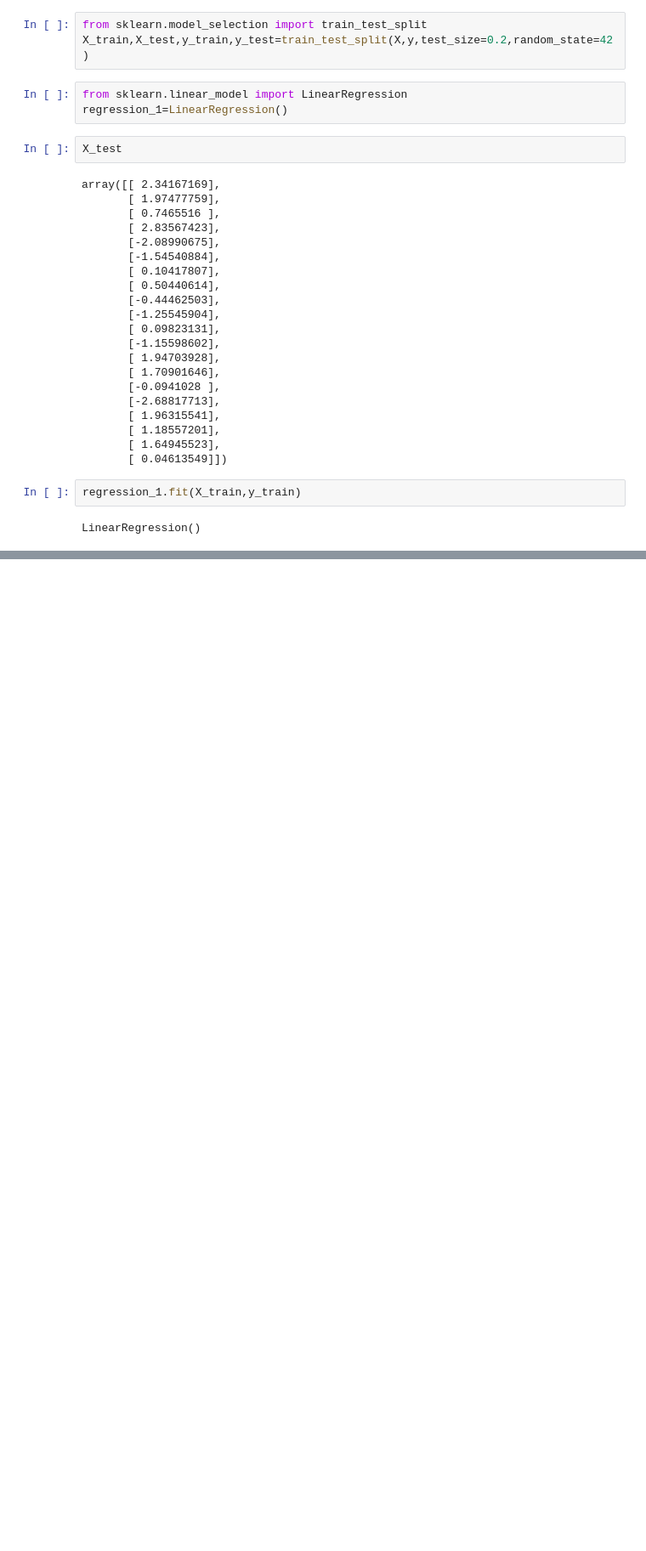
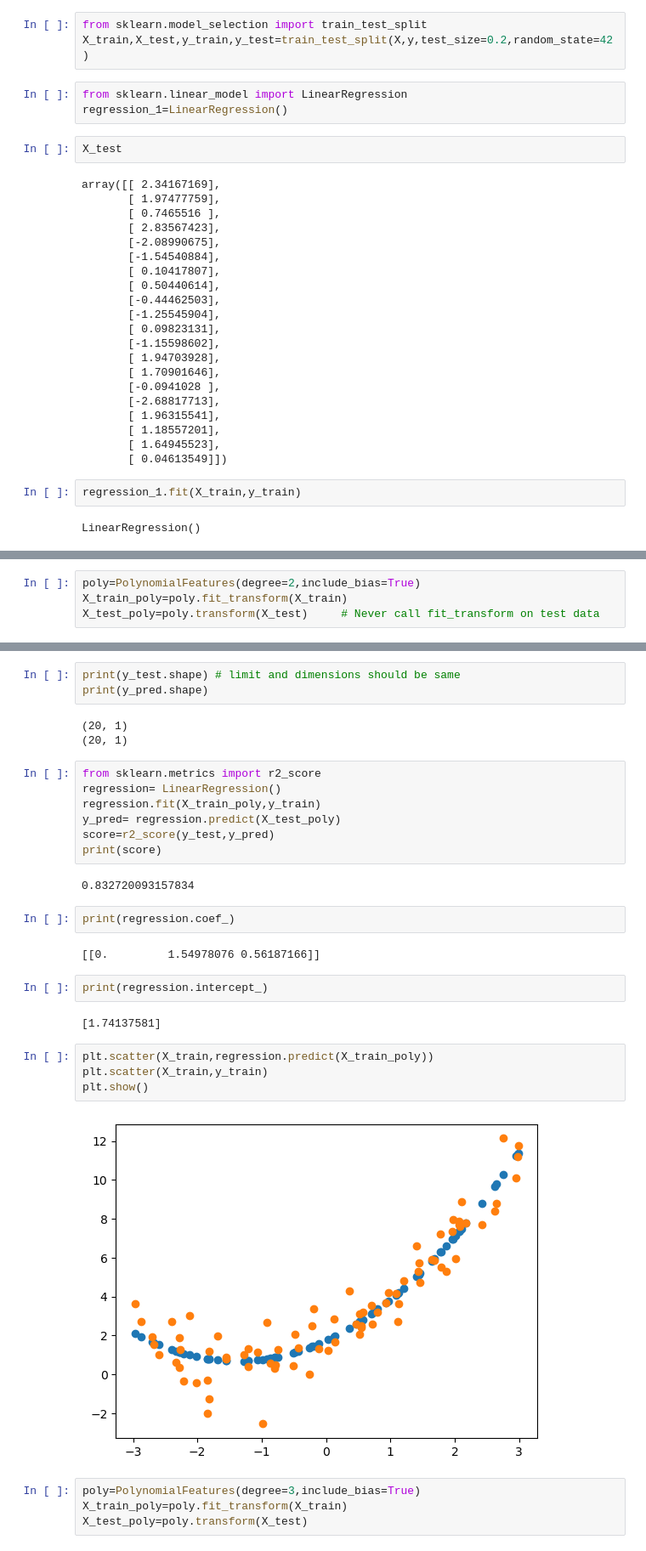
Before and after one commit to rahul-coo/Polynomial_reg_model, a Jupyter notebook: Polynomial_Reg_Model.ipynb, the cells around one changed output, grey strips where cells are left out. Shown at 85% size. Drawn from its saved outputs; the diff is of its cells as text; blank space fills up the shorter version.

```diff
--- a/Polynomial_Reg_Model.ipynb
+++ b/Polynomial_Reg_Model.ipynb
@@ -48,0 +67,4 @@ LinearRegression()
+# %%
+poly=PolynomialFeatures(degree=2,include_bias=True)
+X_train_poly=poly.fit_transform(X_train)
+X_test_poly=poly.transform(X_test)     # Never call fit_transform on test data
@@ -48,0 +114,33 @@ LinearRegression()
+# %%
+print(y_test.shape) # limit and dimensions should be same
+print(y_pred.shape)
+# %% [output]
+(20, 1)
+(20, 1)
+# %%
+from sklearn.metrics import r2_score
+regression= LinearRegression()
+regression.fit(X_train_poly,y_train)
+y_pred= regression.predict(X_test_poly)
+score=r2_score(y_test,y_pred)
+print(score)
+# %% [output]
+0.832720093157834
+# %%
+print(regression.coef_)
+# %% [output]
+[[0.         1.54978076 0.56187166]]
+# %%
+print(regression.intercept_)
+# %% [output]
+[1.74137581]
+# %%
+plt.scatter(X_train,regression.predict(X_train_poly))
+plt.scatter(X_train,y_train)
+plt.show()
+# %% [output]
+[figure, added]
+# %%
+poly=PolynomialFeatures(degree=3,include_bias=True)
+X_train_poly=poly.fit_transform(X_train)
+X_test_poly=poly.transform(X_test)
```
Also changed, not shown: parts of 8 cells of this notebook.
